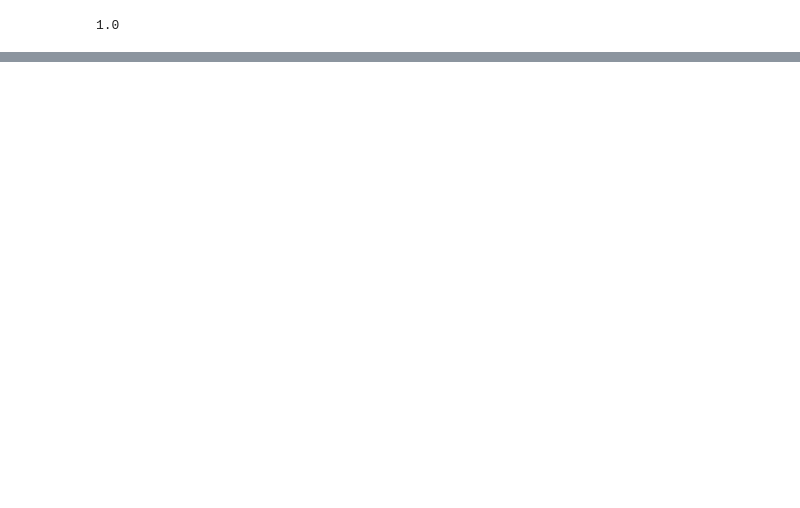
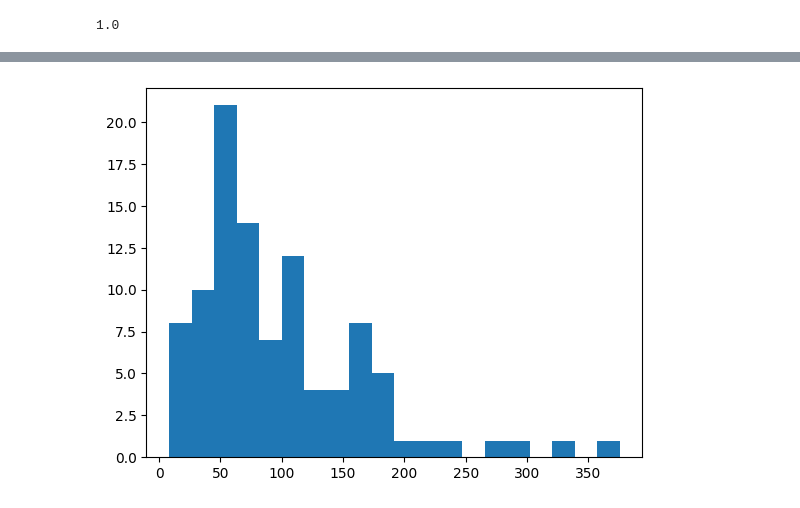
Before and after one commit to EV4EU/ev-profiling, a Jupyter notebook: ev-profiles.ipynb, the cells around one changed output, grey strips where cells are left out. Saved outputs shown, nothing was run; the diff lists cells and outputs as text; code cells hidden in the pictures; blank space fills up the shorter version.

```diff
--- a/ev-profiles.ipynb
+++ b/ev-profiles.ipynb
@@ -255,0 +397,6 @@ plt.show()
+# %%
+# Plot the trip distances in a histogram
+plt.hist(aggregator.assigned_trips_dataframe()['trip_length'], bins=20)
+plt.show()
+# %% [output]
+[figure, added]
```
Also changed, not shown: parts of 7 cells of this notebook.
